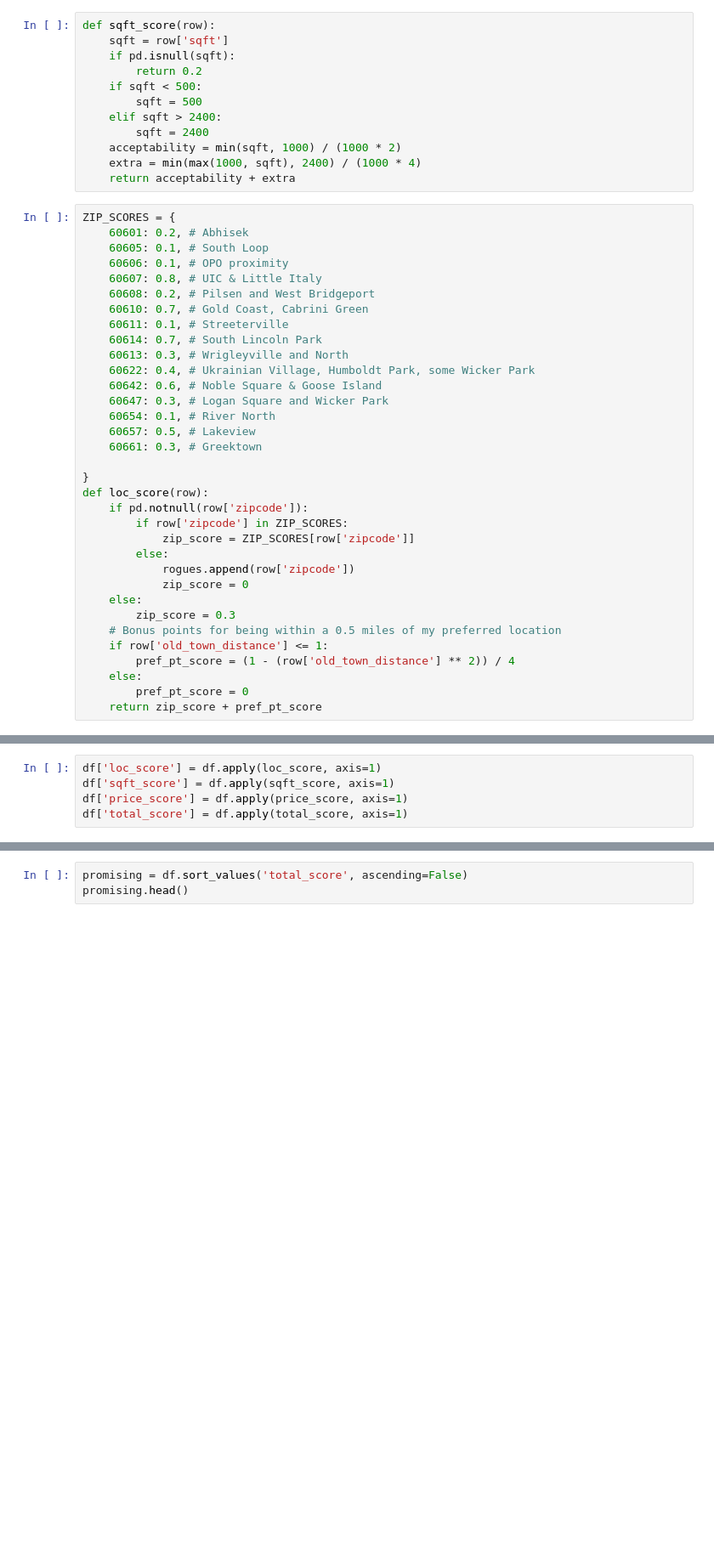
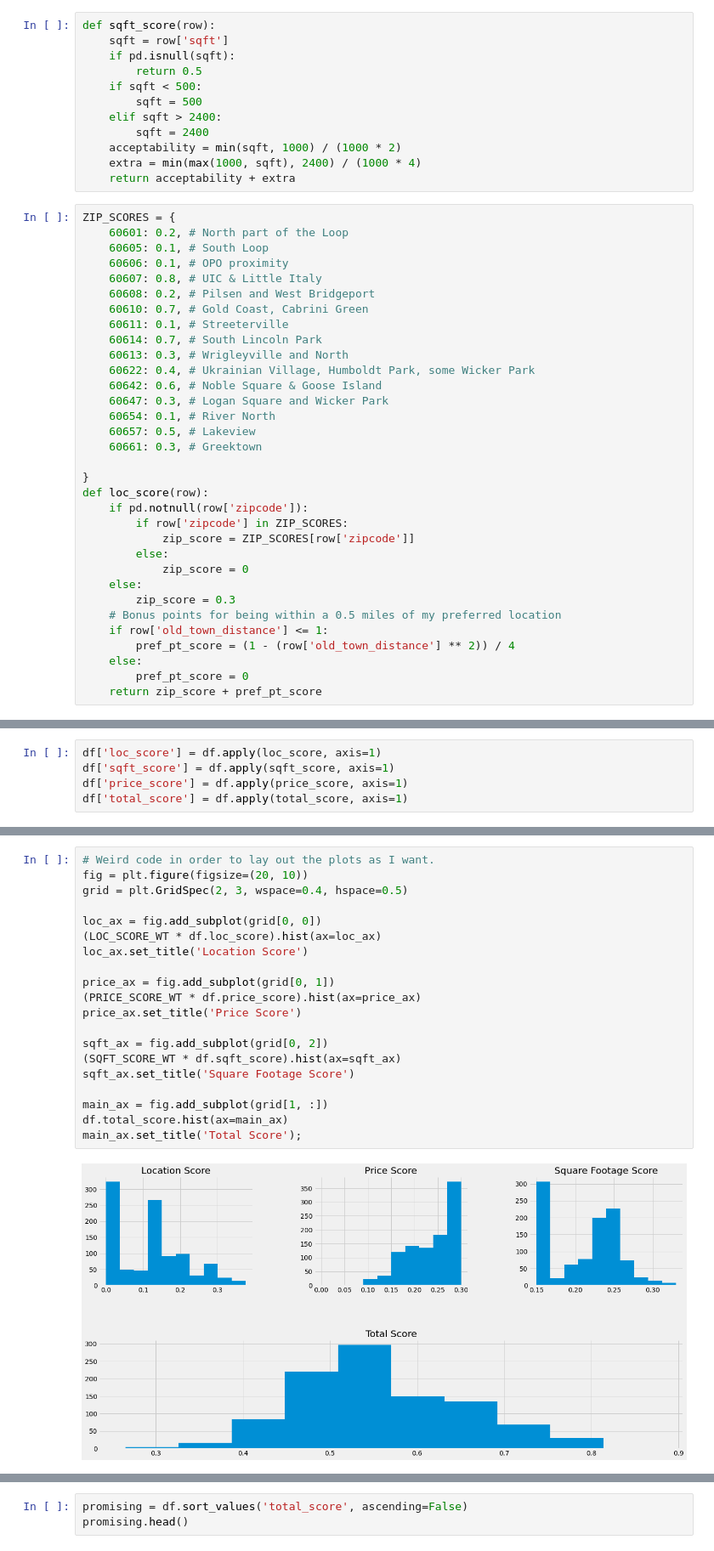
Before and after one commit to eswan18/zillow_scraper, a Jupyter notebook: Analysis.ipynb, the cells around one changed output, grey strips where cells are left out. Shown: that part at 85% size. Drawn from its saved outputs; the diff is of its cells as text; blank space fills up the shorter version.

```diff
--- a/Analysis.ipynb
+++ b/Analysis.ipynb
@@ -55,7 +62,7 @@ def price_score(row):
 def sqft_score(row):
     sqft = row['sqft']
     if pd.isnull(sqft):
-        return 0.2
+        return 0.5
     if sqft < 500:
         sqft = 500
     elif sqft > 2400:
@@ -65,7 +72,7 @@ def sqft_score(row):
     return acceptability + extra
 # %%
 ZIP_SCORES = {
-    60601: 0.2, # Abhisek
+    60601: 0.2, # North part of the Loop
     60605: 0.1, # South Loop
     60606: 0.1, # OPO proximity
     60607: 0.8, # UIC & Little Italy
@@ -87,7 +94,6 @@ def loc_score(row):
         if row['zipcode'] in ZIP_SCORES:
             zip_score = ZIP_SCORES[row['zipcode']]
         else:
-            rogues.append(row['zipcode'])
             zip_score = 0
     else:
         zip_score = 0.3
@@ -106,0 +117,22 @@ Most promising properties...
+# %%
+# Weird code in order to lay out the plots as I want.
+fig = plt.figure(figsize=(20, 10))
+grid = plt.GridSpec(2, 3, wspace=0.4, hspace=0.5)
+
+loc_ax = fig.add_subplot(grid[0, 0])
+(LOC_SCORE_WT * df.loc_score).hist(ax=loc_ax)
+loc_ax.set_title('Location Score')
+
+price_ax = fig.add_subplot(grid[0, 1])
+(PRICE_SCORE_WT * df.price_score).hist(ax=price_ax)
+price_ax.set_title('Price Score')
+
+sqft_ax = fig.add_subplot(grid[0, 2])
+(SQFT_SCORE_WT * df.sqft_score).hist(ax=sqft_ax)
+sqft_ax.set_title('Square Footage Score')
+
+main_ax = fig.add_subplot(grid[1, :])
+df.total_score.hist(ax=main_ax)
+main_ax.set_title('Total Score');
+# %% [output]
+[figure, added]
```
Also changed, not shown: parts of 24 cells of this notebook.
